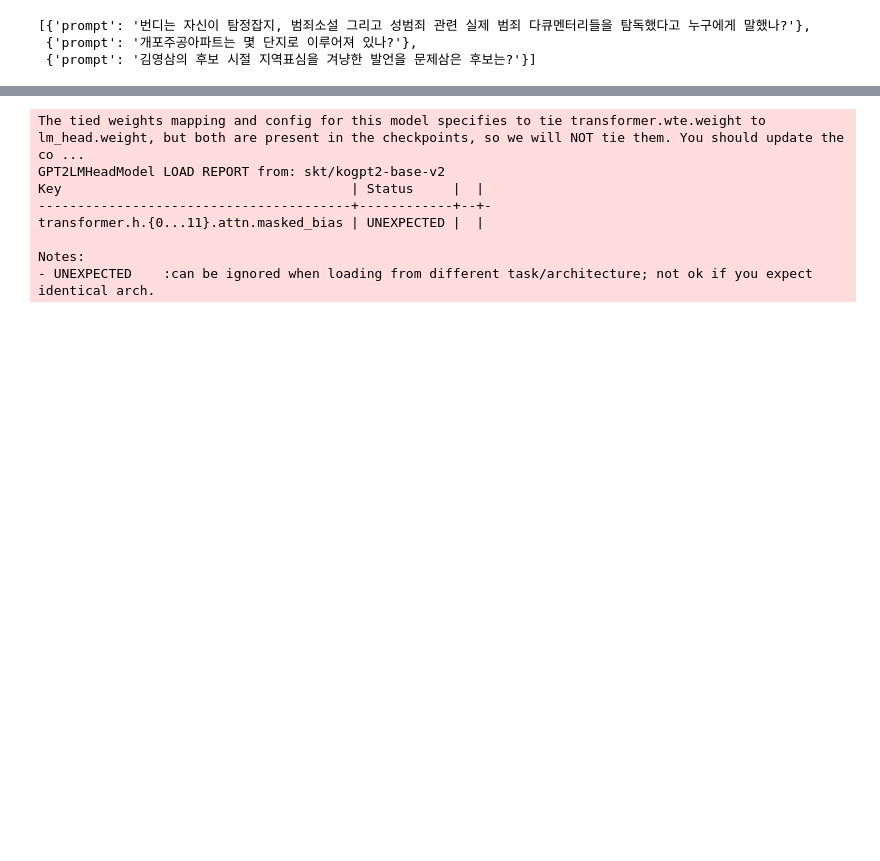
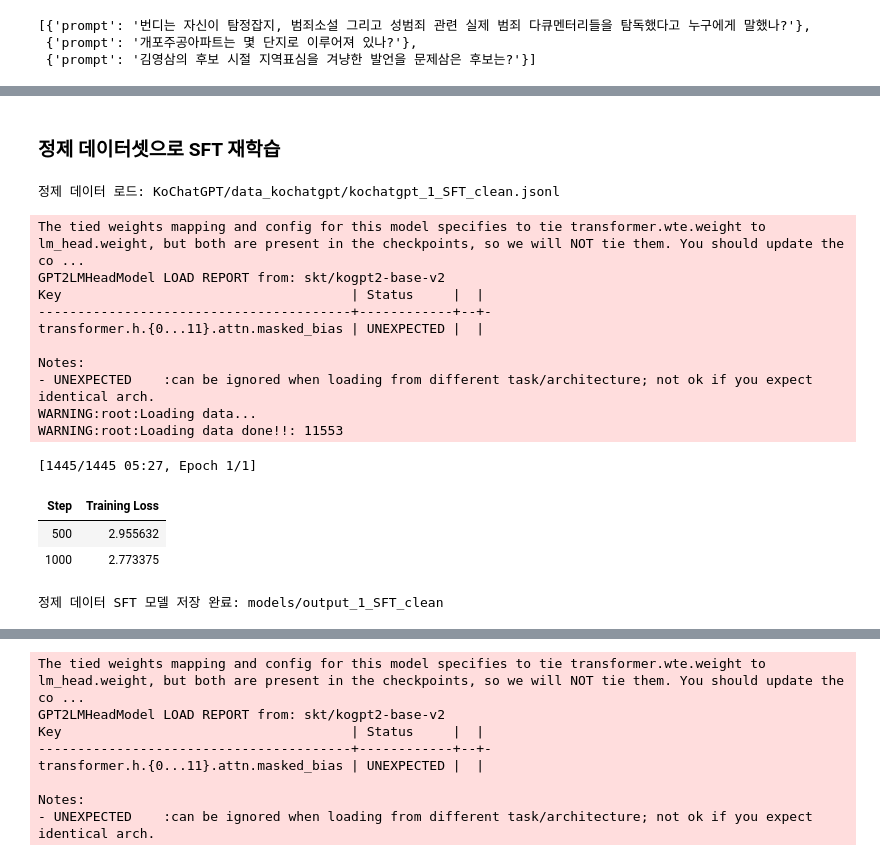
Before and after one commit to itmin2407/AIFFEL_quest_eng, a Jupyter notebook: NLP/NLP04/node18.ipynb, the cells around one changed output, grey strips where cells are left out. Saved outputs shown, nothing was run; the diff lists cells and outputs as text; code cells hidden in the pictures; blank space fills up the shorter version.

```diff
--- a/NLP/NLP04/node18.ipynb
+++ b/NLP/NLP04/node18.ipynb
@@ -545 +652,60 @@ model.save_pretrained('models/output_1_SFT')
+# %% [markdown]
+### 정제 데이터셋으로 SFT 재학습
+# %%
+# ── 정제된 SFT 데이터로 재학습 (데이터셋 정제 전략) ────────────────────
+import os
+
+clean_path = cfg.data_path_1_SFT_clean
+if not os.path.exists(clean_path):
+    print(f"[WARN] 정제 데이터 파일 없음: {clean_path}")
+    print("       EDA 정제 셀을 먼저 실행하세요.")
+else:
+    print(f"정제 데이터 로드: {clean_path}")
+    model_clean = AutoModelForCausalLM.from_pretrained(cfg.model_name)
+    tok_clean = PreTrainedTokenizerFast.from_pretrained(
+        cfg.model_name,
+        bos_token=cfg.bos_token, eos_token=cfg.eos_token,
+        unk_token=cfg.unk_token, pad_token=cfg.pad_token,
+        padding_side=cfg.padding_side,
+        model_max_length=cfg.model_max_length,
+    )
+
+    train_dataset_clean = SFT_dataset(data_path_1_SFT=clean_path, tokenizer=tok_clean)
+    collator_clean = DataCollatorForSupervisedDataset(tokenizer=tok_clean)
+
+    training_args_clean = transformers.TrainingArguments(
+        output_dir=cfg.sft_training_dir + "_clean",
+        num_train_epochs=cfg.sft_num_train_epochs,
+        per_device_train_batch_size=cfg.sft_per_device_train_batch_size,
+        per_device_eval_batch_size=cfg.sft_per_device_eval_batch_size,
+        warmup_steps=cfg.sft_warmup_steps,
+        prediction_loss_only=True,
+        fp16=cfg.sft_fp16,
+    )
+    trainer_clean = transformers.Trainer(
+        model=model_clean,
+        args=training_args_clean,
+        data_collator=collator_clean,
+        train_dataset=train_dataset_clean,
+    )
+    trainer_clean.train()
+    model_clean.save_pretrained(cfg.output_dir_SFT + "_clean")
+    print(f"정제 데이터 SFT 모델 저장 완료: {cfg.output_dir_SFT}_clean")
+# %% [output]
+정제 데이터 로드: KoChatGPT/data_kochatgpt/kochatgpt_1_SFT_clean.jsonl
+The tied weights mapping and config for this model specifies to tie transformer.wte.weight to lm_head.weight, but both are present in the checkpoints, so we will NOT tie them. You should update the co ...
+GPT2LMHeadModel LOAD REPORT from: skt/kogpt2-base-v2
+Key                                     | Status     |  |
+----------------------------------------+------------+--+-
+transformer.h.{0...11}.attn.masked_bias | UNEXPECTED |  |
+
+Notes:
+- UNEXPECTED    :can be ignored when loading from different task/architecture; not ok if you expect identical arch.
+WARNING:root:Loading data...
+WARNING:root:Loading data done!!: 11553
+[1445/1445 05:27, Epoch 1/1]
+| Step | Training Loss |
+| 500 | 2.955632 |
+| 1000 | 2.773375 |
+정제 데이터 SFT 모델 저장 완료: models/output_1_SFT_clean
 # %%
```
Also changed, not shown: parts of 67 cells of this notebook.
